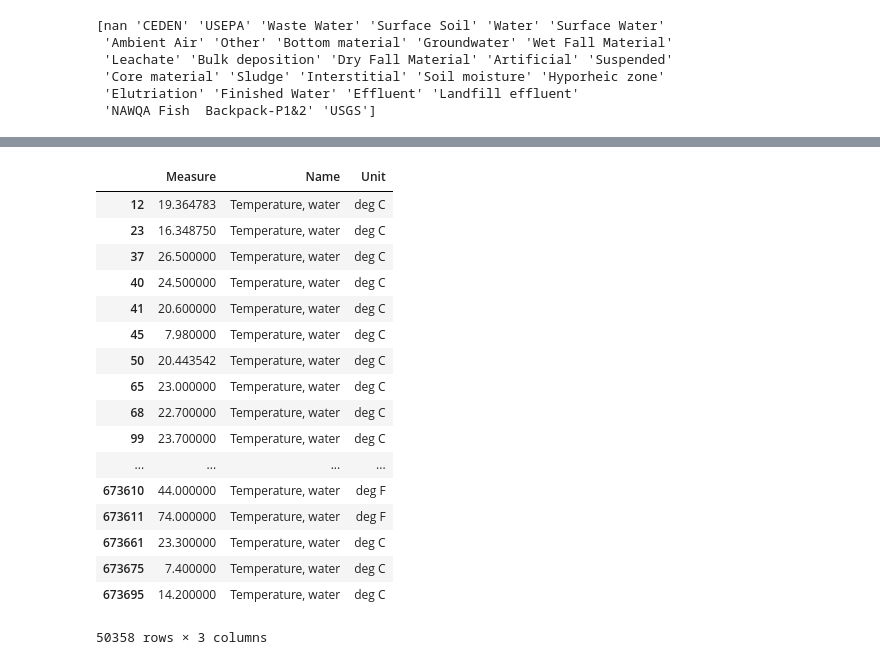
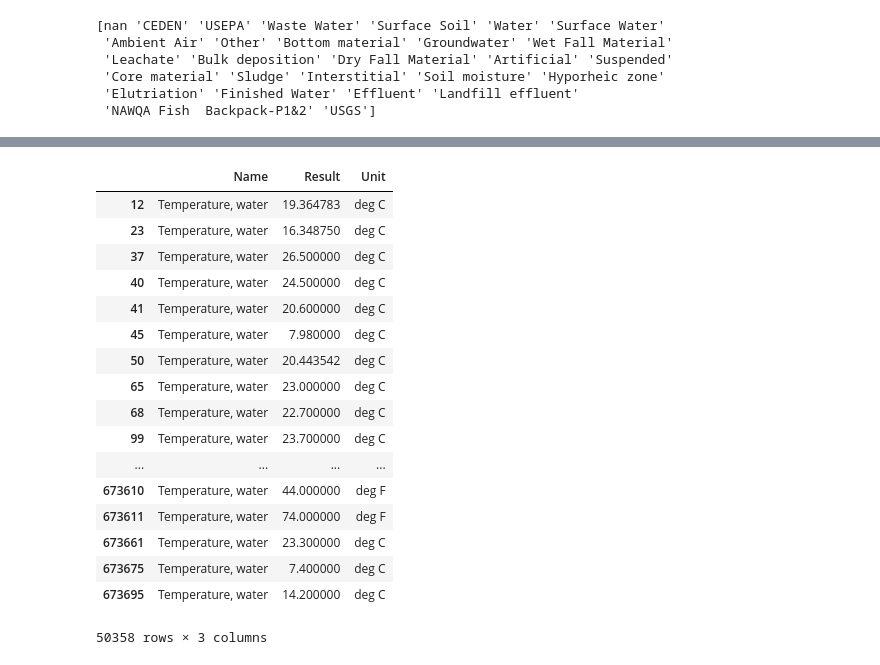
Before and after one commit to SeanU/waq, a Jupyter notebook: exploration/EDA.ipynb, the cells around one changed output, grey strips where cells are left out. Drawn from its saved outputs; the diff is of its cells as text; code cells hidden in the pictures.

```diff
--- a/exploration/EDA.ipynb
+++ b/exploration/EDA.ipynb
@@ -190,27 +191,27 @@ results[results["ResultMeasure/MeasureUnitCode"] == 'mg/l']\
 # %%
 temps = results[results.CharacteristicName == 'Temperature, water']
 temps = pd.DataFrame({"Name": temps.CharacteristicName,
-                      "Measure": temps.NumericResult,
+                      "Result": temps.NumericResult,
                       "Unit": temps["ResultMeasure/MeasureUnitCode"]})
 temps
 # %% [output]
-|  | Measure | Name | Unit |
-| 12 | 19.364783 | Temperature, water | deg C |
-| 23 | 16.348750 | Temperature, water | deg C |
-| 37 | 26.500000 | Temperature, water | deg C |
-| 40 | 24.500000 | Temperature, water | deg C |
-| 41 | 20.600000 | Temperature, water | deg C |
-| 45 | 7.980000 | Temperature, water | deg C |
-| 50 | 20.443542 | Temperature, water | deg C |
-| 65 | 23.000000 | Temperature, water | deg C |
-| 68 | 22.700000 | Temperature, water | deg C |
-| 99 | 23.700000 | Temperature, water | deg C |
+|  | Name | Result | Unit |
+| 12 | Temperature, water | 19.364783 | deg C |
+| 23 | Temperature, water | 16.348750 | deg C |
+| 37 | Temperature, water | 26.500000 | deg C |
+| 40 | Temperature, water | 24.500000 | deg C |
+| 41 | Temperature, water | 20.600000 | deg C |
+| 45 | Temperature, water | 7.980000 | deg C |
+| 50 | Temperature, water | 20.443542 | deg C |
+| 65 | Temperature, water | 23.000000 | deg C |
+| 68 | Temperature, water | 22.700000 | deg C |
+| 99 | Temperature, water | 23.700000 | deg C |
 | ... | ... | ... | ... |
-| 673610 | 44.000000 | Temperature, water | deg F |
-| 673611 | 74.000000 | Temperature, water | deg F |
-| 673661 | 23.300000 | Temperature, water | deg C |
-| 673675 | 7.400000 | Temperature, water | deg C |
-| 673695 | 14.200000 | Temperature, water | deg C |
+| 673610 | Temperature, water | 44.000000 | deg F |
+| 673611 | Temperature, water | 74.000000 | deg F |
+| 673661 | Temperature, water | 23.300000 | deg C |
+| 673675 | Temperature, water | 7.400000 | deg C |
+| 673695 | Temperature, water | 14.200000 | deg C |
 50358 rows × 3 columns
 # %%
 import json
```
Also changed, not shown: parts of 2 cells of this notebook.
